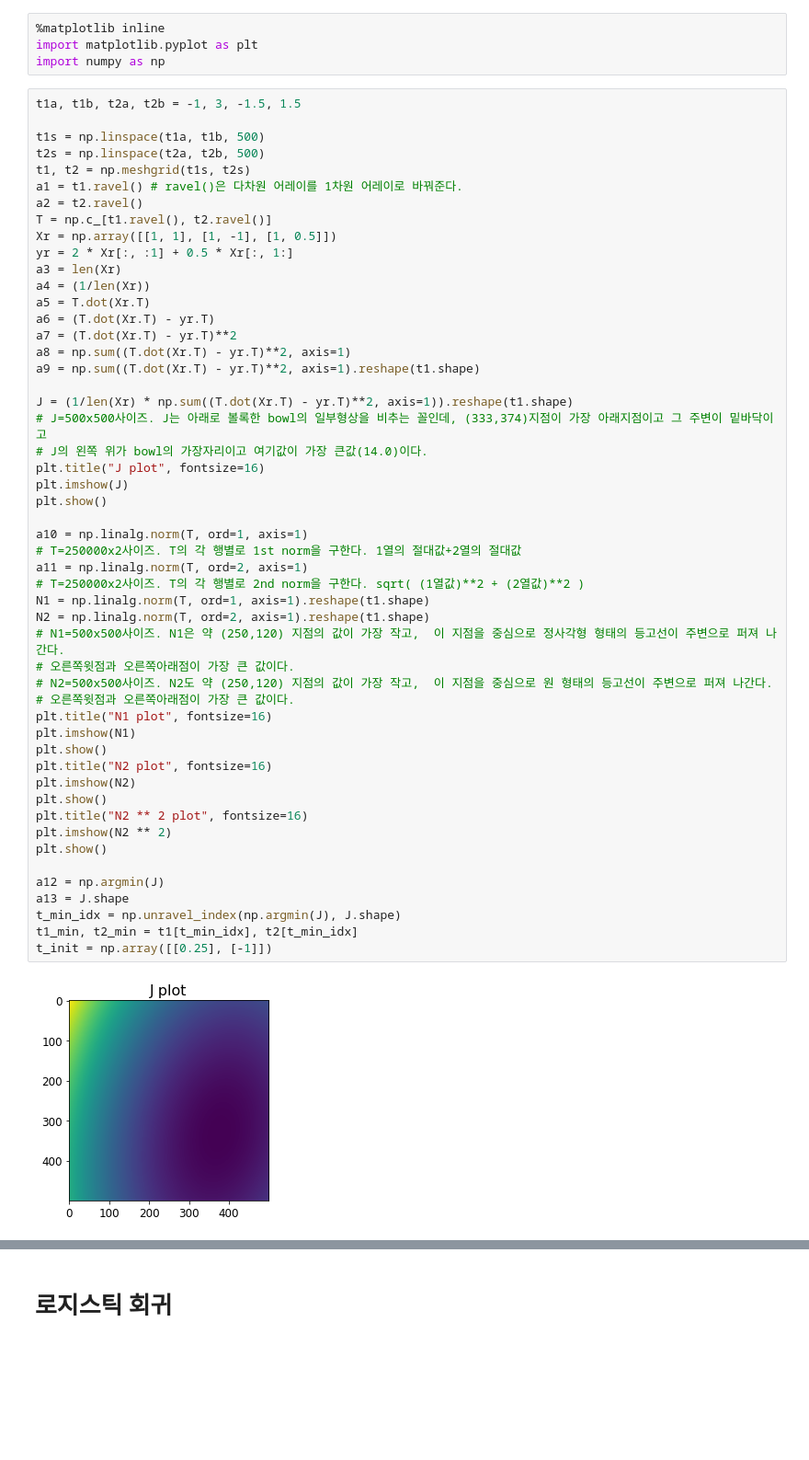
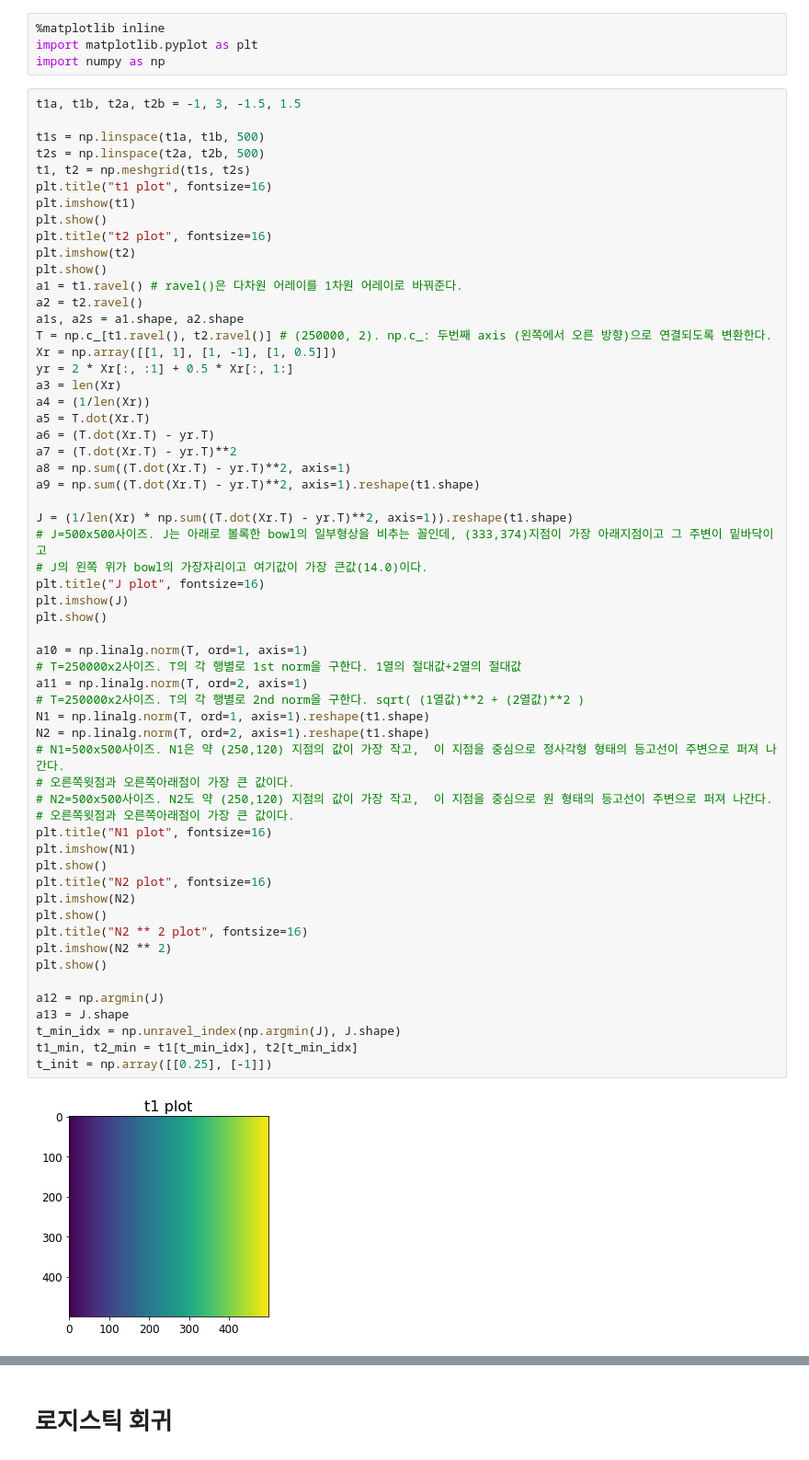
Before and after one commit to ahn19/handson-ml2, a Jupyter notebook: 04_training_linear_models.ipynb, the cells around one changed output, grey strips where cells are left out. Shown at 92% size. Cells and saved outputs as stored; diff of their text form; blank space fills up the shorter version.

```diff
--- a/04_training_linear_models.ipynb
+++ b/04_training_linear_models.ipynb
@@ -655,9 +655,16 @@ t1a, t1b, t2a, t2b = -1, 3, -1.5, 1.5
 t1s = np.linspace(t1a, t1b, 500)
 t2s = np.linspace(t2a, t2b, 500)
 t1, t2 = np.meshgrid(t1s, t2s)
+plt.title("t1 plot", fontsize=16)
+plt.imshow(t1)
+plt.show()
+plt.title("t2 plot", fontsize=16)
+plt.imshow(t2)
+plt.show()
 a1 = t1.ravel() # ravel()은 다차원 어레이를 1차원 어레이로 바꿔준다.
 a2 = t2.ravel()
-T = np.c_[t1.ravel(), t2.ravel()]
+a1s, a2s = a1.shape, a2.shape
+T = np.c_[t1.ravel(), t2.ravel()] # (250000, 2). np.c_: 두번째 axis (왼쪽에서 오른 방향)으로 연결되도록 변환한다.
 Xr = np.array([[1, 1], [1, -1], [1, 0.5]])
 yr = 2 * Xr[:, :1] + 0.5 * Xr[:, 1:]
 a3 = len(Xr)
@@ -674,31 +681,31 @@ J = (1/len(Xr) * np.sum((T.dot(Xr.T) - yr.T)**2, axis=1)).reshape(t1.shape)
 plt.title("J plot", fontsize=16)
 plt.imshow(J)
 plt.show()
 
 a10 = np.linalg.norm(T, ord=1, axis=1)
 # T=250000x2사이즈. T의 각 행별로 1st norm을 구한다. 1열의 절대값+2열의 절대값
 a11 = np.linalg.norm(T, ord=2, axis=1)
 # T=250000x2사이즈. T의 각 행별로 2nd norm을 구한다. sqrt( (1열값)**2 + (2열값)**2 )
 N1 = np.linalg.norm(T, ord=1, axis=1).reshape(t1.shape)
 N2 = np.linalg.norm(T, ord=2, axis=1).reshape(t1.shape)
 # N1=500x500사이즈. N1은 약 (250,120) 지점의 값이 가장 작고,  이 지점을 중심으로 정사각형 형태의 등고선이 주변으로 퍼져 나간다.
 # 오른쪽윗점과 오른쪽아래점이 가장 큰 값이다.
 # N2=500x500사이즈. N2도 약 (250,120) 지점의 값이 가장 작고,  이 지점을 중심으로 원 형태의 등고선이 주변으로 퍼져 나간다.
 # 오른쪽윗점과 오른쪽아래점이 가장 큰 값이다.
 plt.title("N1 plot", fontsize=16)
 plt.imshow(N1)
 plt.show()
 plt.title("N2 plot", fontsize=16)
 plt.imshow(N2)
 plt.show()
 plt.title("N2 ** 2 plot", fontsize=16)
 plt.imshow(N2 ** 2)
 plt.show()
 
 a12 = np.argmin(J)
 a13 = J.shape
 t_min_idx = np.unravel_index(np.argmin(J), J.shape)
 t1_min, t2_min = t1[t_min_idx], t2[t_min_idx]
 t_init = np.array([[0.25], [-1]])
 # %% [output]
-[figure, old version]
+[figure, new version]
```
Also changed, not shown: parts of 2 cells of this notebook.
